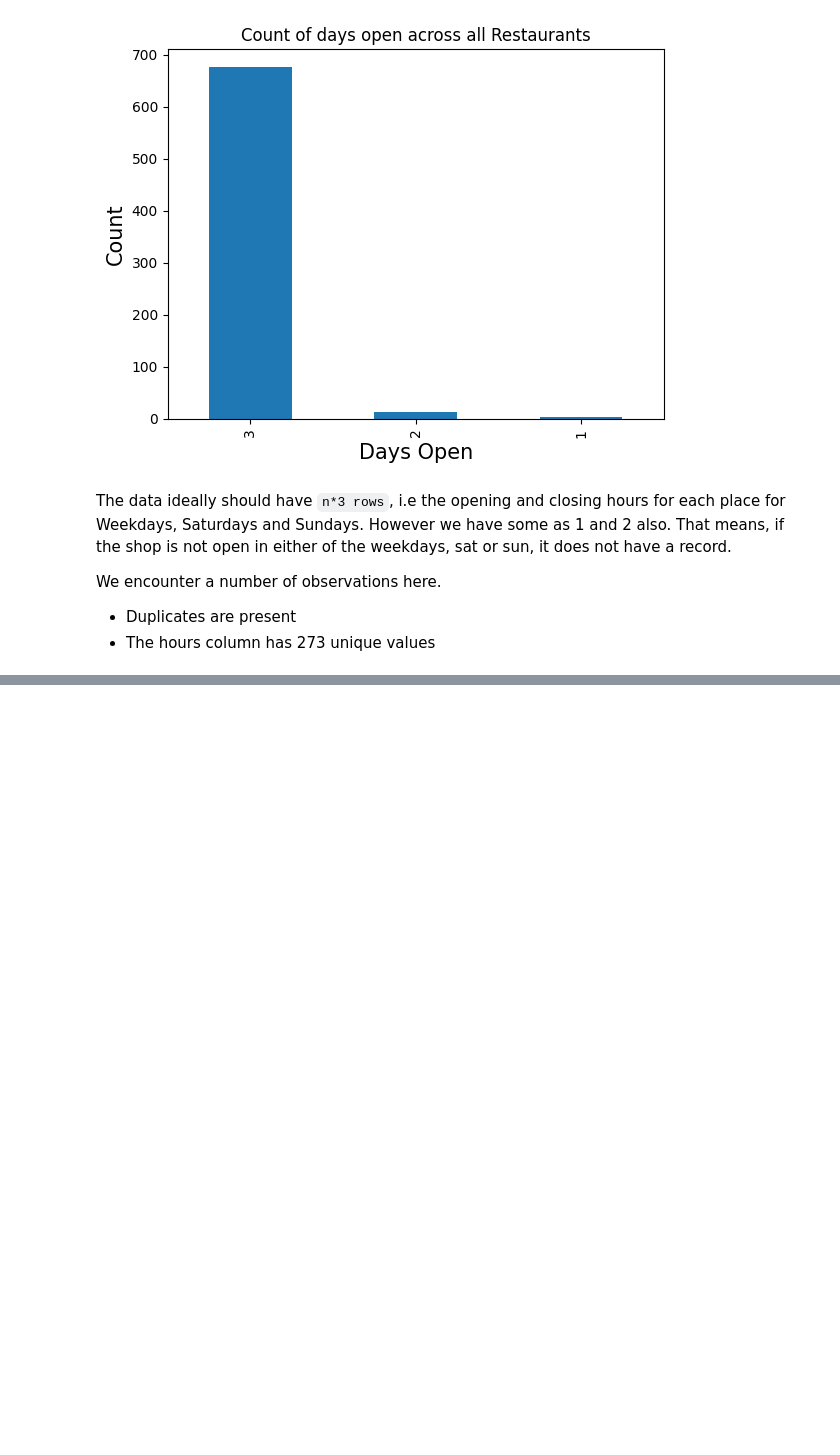
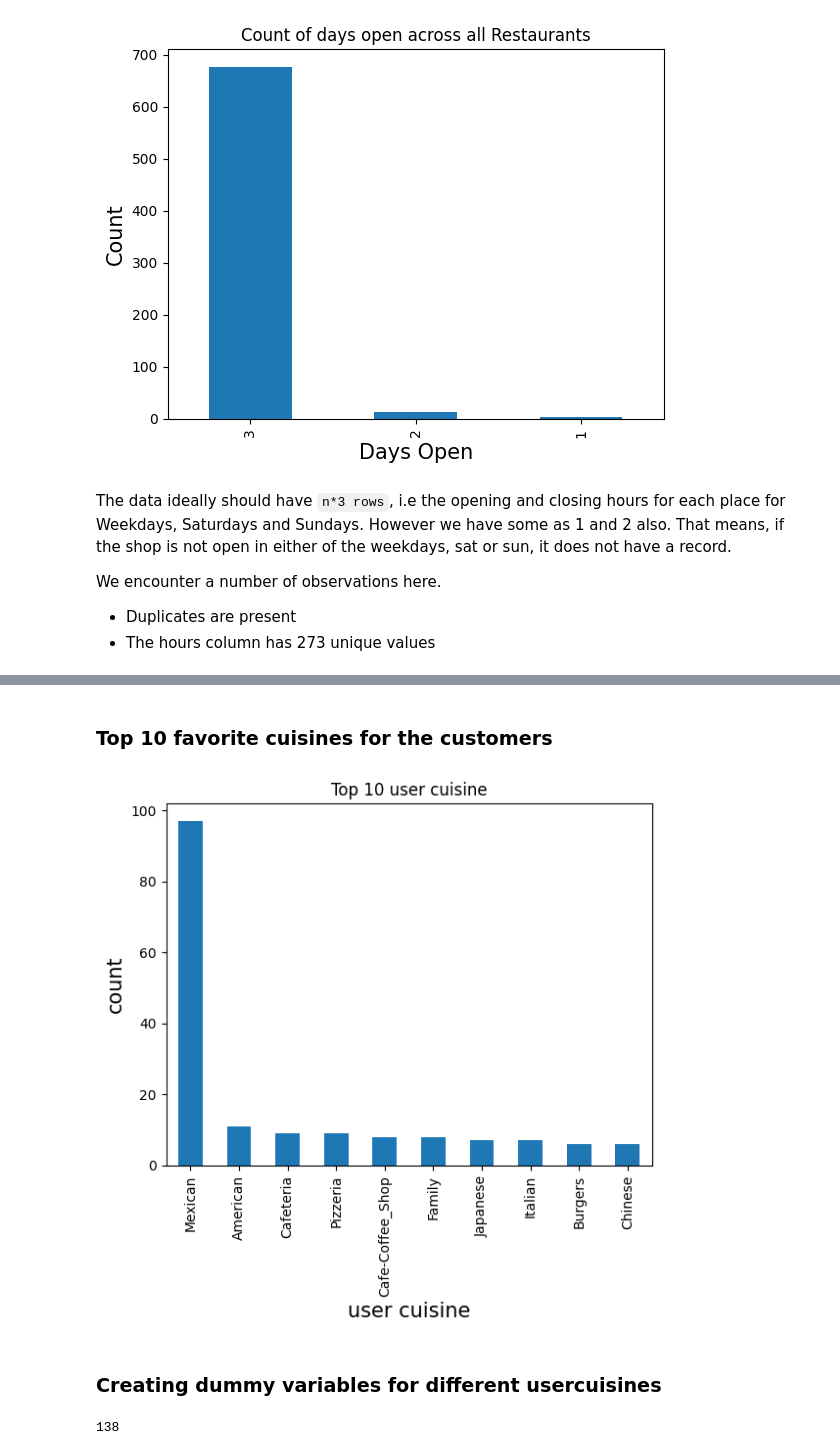
Before and after one commit to dpulivar/Restaurant_Recommendation_System_Group_3_DSML_IST5520, a Jupyter notebook: Milestone2/Restaurant_Reviews_Based_Recommendation_System_Group_3_Milestone2.ipynb, the cells around one changed output, grey strips where cells are left out. Drawn from its saved outputs; the diff is of its cells as text; code cells hidden in the pictures; blank space fills up the shorter version.

```diff
--- a/Milestone2/Restaurant_Reviews_Based_Recommendation_System_Group_3_Milestone2.ipynb
+++ b/Milestone2/Restaurant_Reviews_Based_Recommendation_System_Group_3_Milestone2.ipynb
@@ -526,0 +595,17 @@ We encounter a number of observations here.
+# %% [markdown]
+<h3> Top 10 favorite cuisines for the customers </h3>
+# %%
+user_cuisine_plt=user_cuisine.Rcuisine.value_counts()[:10].plot.bar(title="Top 10 user cuisine")
+user_cuisine_plt.set_xlabel('user cuisine',size=15)
+user_cuisine_plt.set_ylabel('count',size=15)
+plt.show()
+# %% [output]
+[figure, added]
+# %% [markdown]
+<h3> Creating dummy variables for different usercuisines </h3>
+# %%
+user_cuisine_dum = pd.get_dummies(user_cuisine,columns=['Rcuisine'])
+user_cuisine_dum1 = user_cuisine_dum.groupby('userID',as_index=False).sum()
+len(user_cuisine_dum1)
+# %% [output]
+138
```
Also changed, not shown: parts of 30 cells of this notebook.
